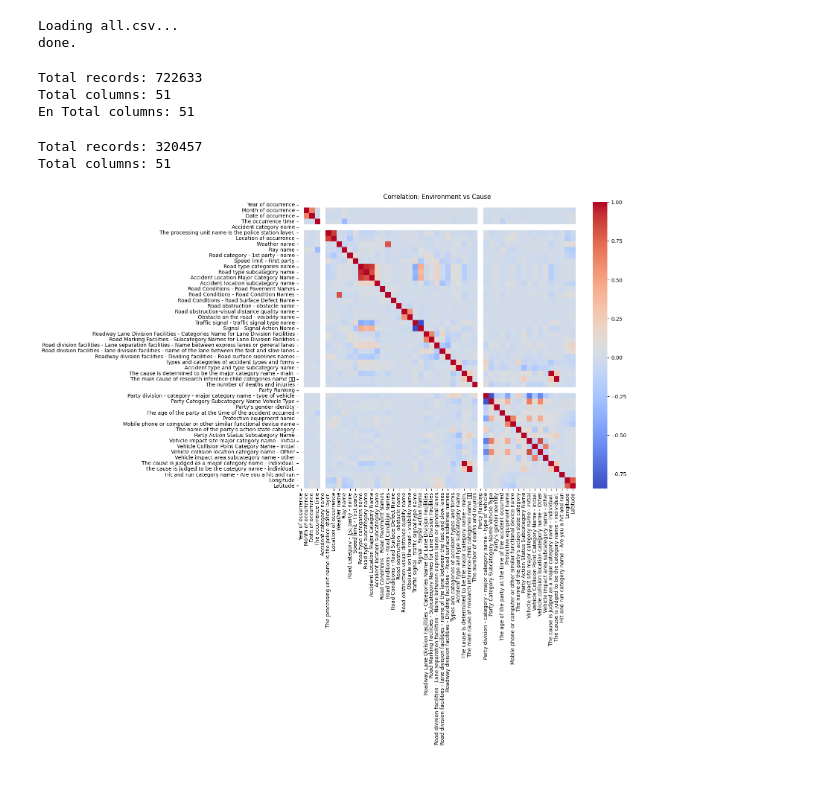
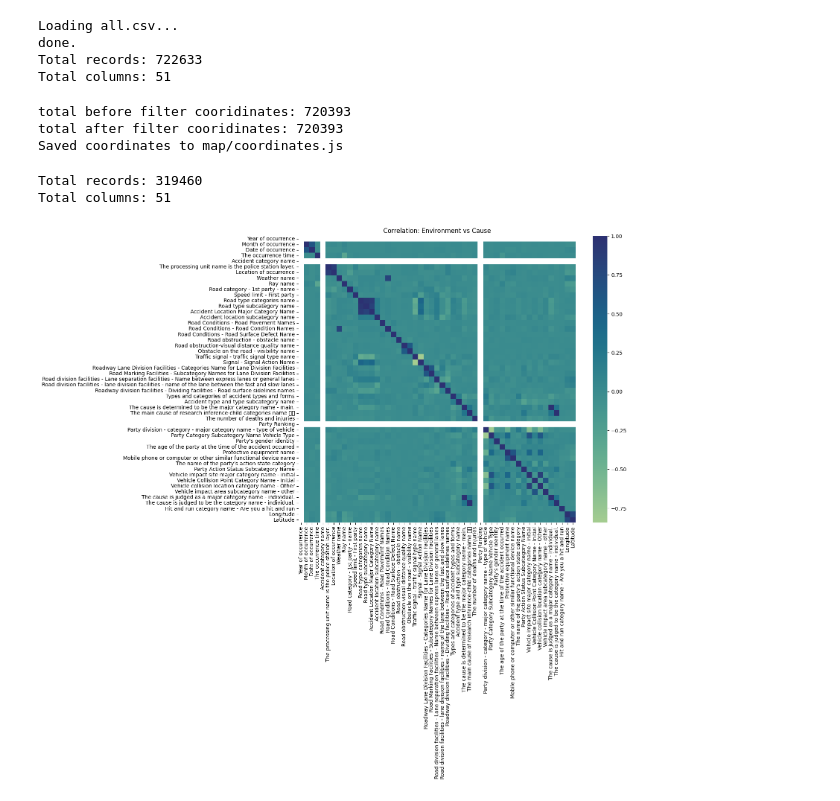
Before and after one commit to samchavita/A2_Traffic_Accident, a Jupyter notebook: main.ipynb, the cells around one changed output. Saved outputs shown, nothing was run; the diff lists cells and outputs as text; code cells hidden in the pictures.

Commit message:
added clustering visualization with leafletjs and obtained heatmap for all features

```diff
--- a/main.ipynb
+++ b/main.ipynb
@@ -95,27 +95,71 @@ if not os.path.exists('datasets/latest/csvs/all.csv'):
 print("Loading all.csv...")
 all_data = all_data if not all_data.empty else pd.read_csv('datasets/latest/csvs/all.csv', dtype=str, sep=',')
 print("done.")
+
+print(f"Total records: {len(all_data)}")
+print(f'Total columns: {len(all_data.head().columns)}')
 # %% [output]
 Loading all.csv...
 done.
+Total records: 722633
+Total columns: 51
-# %%
-print(f"Total records: {len(all_data)}")
-print(f'Total columns: {len(all_data.head().columns)}')
-print(f'En Total columns: {len(columns)}')
-# %% [output]
-Total records: 722633
-Total columns: 51
-En Total columns: 51
+# %%
+# 緯度, 經度
+# latitude, longitude
+
+# east west:
+# 23.595973, 122.703662
+# 24.003341, 118.765822
+
+# north south:
+# 25.562329, 121.213983
+# 21.361464, 120.677724
+
+coor_data = all_data.copy()
+
+# filter coordinates to be within main island of taiwan
+
+print('total before filter cooridinates:', len(all_data))
+coor_data['緯度'] = pd.to_numeric(coor_data['緯度'], errors='coerce')
+coor_data['經度'] = pd.to_numeric(coor_data['經度'], errors='coerce')
+coor_data = coor_data[(coor_data['經度'] >  118.765822) & (coor_data['經度'] < 122.703662)]
+coor_data = coor_data[(coor_data['緯度'] > 21.361464) & (coor_data['緯度'] < 25.562329)]
+
+# copy filtered data to all_data
+all_data = coor_data.copy()
+
+print('total after filter cooridinates:', len(coor_data))
+
+
+# save coordinates in js format for clustering in leaflet map
+y = coor_data['經度'].to_numpy()
+x = coor_data['緯度'].to_numpy()
+
+coordinates = [ [xval, yval, ] for xval, yval in zip(x, y)]
+
+with open("map/coordinates.js", "w") as file:
+    file.write("coordinates = [")
+    for coordinate in coordinates:
+        file.write(f"[{coordinate[0]}, {coordinate[1]}],\n")
+
+    file.write("\n];")
+print("Saved coordinates to map/coordinates.js")
+# %% [output]
+total before filter cooridinates: 720393
+total after filter cooridinates: 720393
+Saved coordinates to map/coordinates.js
 # %%
 df_encoded = all_data.copy()
 df_encoded.columns = columns
 
+# filter party ranking to 1 (main party of accident)
 df_encoded = df_encoded[df_encoded['Party Ranking'] == '1']
+df_coor = df_encoded.copy()
 
 print(f"Total records: {len(df_encoded)}")
 print(f'Total columns: {len(df_encoded.head().columns)}')
 # %% [output]
-Total records: 320457
+Total records: 319460
 Total columns: 51
 # %%
 # 3. Data Inspection (Correlation Hint)
@@ -129,19 +173,19 @@ df_encoded = df_encoded[df_encoded.ne(-1).all(axis=1)]
 # %%
 # 4. Generate Heatmap
 plt.figure(figsize=(12, 10))
 correlation = df_encoded[
     columns
     # ['Weather', 'Light', 'Road_Type', 'Speed_Limit', 'Age', 'Primary_Cause']
     # [
     # "Accident_Type_Main", "Accident_Type_Sub", "Primary_Cause", "Primary_Cause_Sub",
     # "Casualties", "Party_Order", "Vehicle_Class_Main", "Vehicle_Class_Sub",
     # "Gender", "Age", "Protection", "Mobile_Device", "Action_Main", "Action_Sub",
     # "Impact_Main", "Impact_Sub", "Impact_Other_Main", "Impact_Other_Sub",
     # "Individual_Cause_Main", "Individual_Cause_Sub", "Hit_and_Run", "Longitude", "Latitude"
     # ]
 ].corr()
-sns.heatmap(correlation, annot=False, cmap='coolwarm')
+sns.heatmap(correlation, annot=False, cmap='crest')
 plt.title("Correlation: Environment vs Cause")
 plt.show()
 # %% [output]
-[figure, old version]
+[figure, new version]
```
Also changed, not shown: parts of 3 cells of this notebook, 4 other files.
